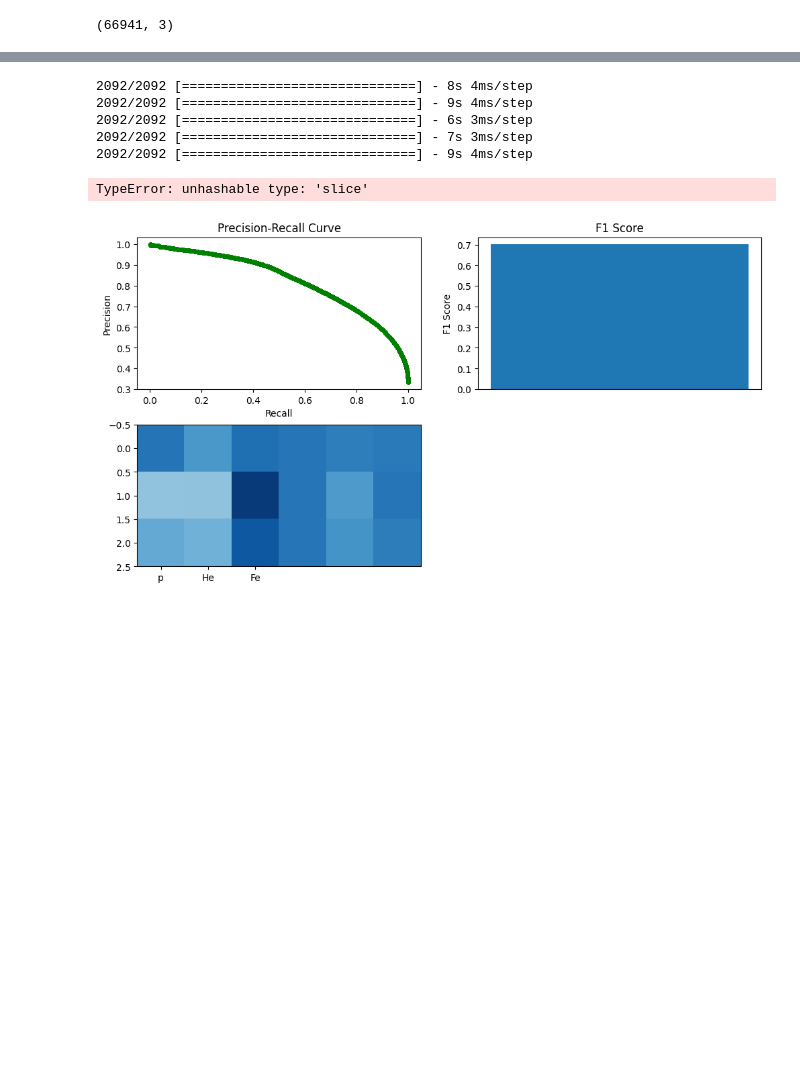
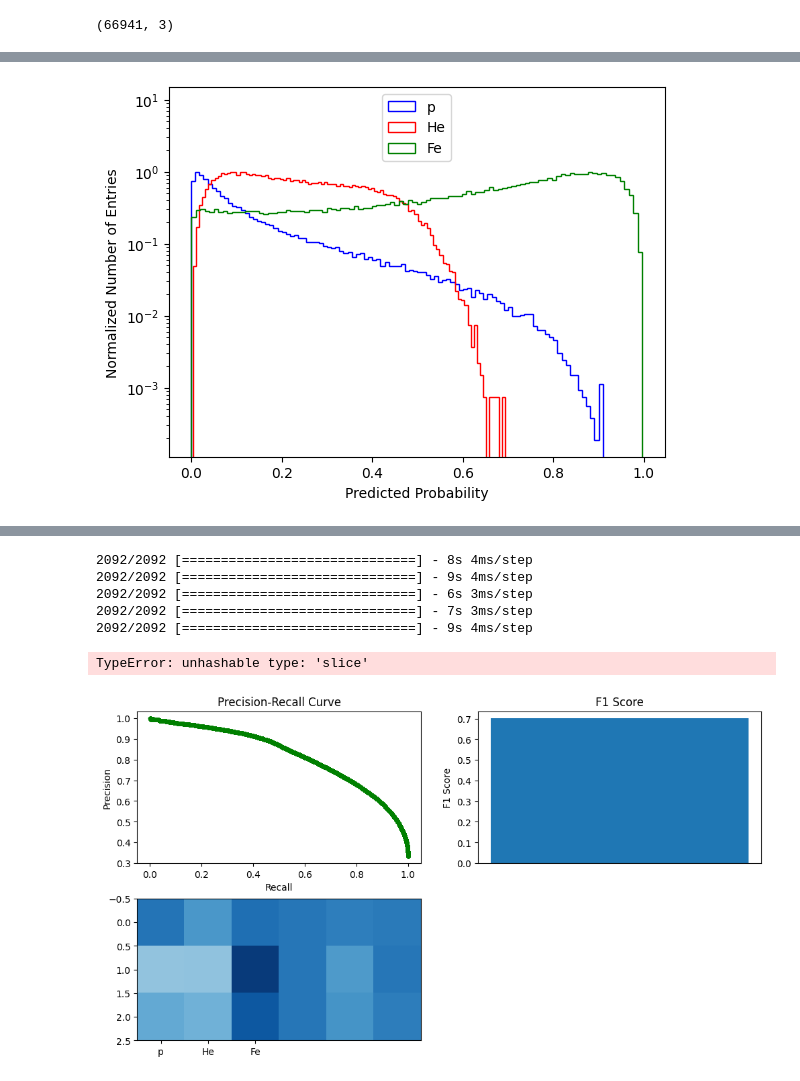
Before and after one commit to LorenzoValente3/Iron-Classifier, a Jupyter notebook: internship.ipynb, the cells around one changed output, grey strips where cells are left out. Saved outputs shown, nothing was run; the diff lists cells and outputs as text; code cells hidden in the pictures; blank space fills up the shorter version.

```diff
--- a/internship.ipynb
+++ b/internship.ipynb
@@ -678,0 +681,39 @@ plt.show()
+# %%
+prob_cut = None
+
+# Split predictions into three separate arrays for each class
+p_predictions = predictions[:, 0]
+he_predictions = predictions[:, 1]
+fe_predictions = predictions[:, 2]
+
+# Create histogram for each class
+p_counts, p_bins, _ = plt.hist(p_predictions, bins=100, alpha=0, density=True)
+he_counts, he_bins, _ = plt.hist(he_predictions, bins=100, alpha=0, density=True)
+fe_counts, fe_bins, _ = plt.hist(fe_predictions, bins=100, alpha=0, density=True)
+
+# Normalize the distributions
+p_counts /= np.max(p_counts)
+he_counts /= np.max(he_counts)
+fe_counts /= np.max(fe_counts)
+
+# Set the range of the y-axis to 0-1
+#plt.ylim(0, 1.1)
+
+# Plot the normalized histograms
+plt.hist(p_bins[:-1], bins=p_bins, weights=p_counts, label='p', color='blue', histtype='step')
+plt.hist(he_bins[:-1], bins=he_bins, weights=he_counts, label='He', color='red', histtype='step')
+plt.hist(fe_bins[:-1], bins=fe_bins, weights=fe_counts, label='Fe', color='green', histtype='step')
+
+# Set plot labels and legend
+plt.xlabel('Predicted Probability')
+plt.ylabel('Normalized Number of Entries')
+plt.yscale('log')
+if prob_cut is not None:
+    plt.axvline(x=prob_cut, color='black', linestyle='--', label='Cut')
+
+plt.legend(loc= 'upper center')
+
+# Show the plot
+plt.show()
+# %% [output]
+[figure, added]
```
Also changed, not shown: parts of 8 cells of this notebook.
